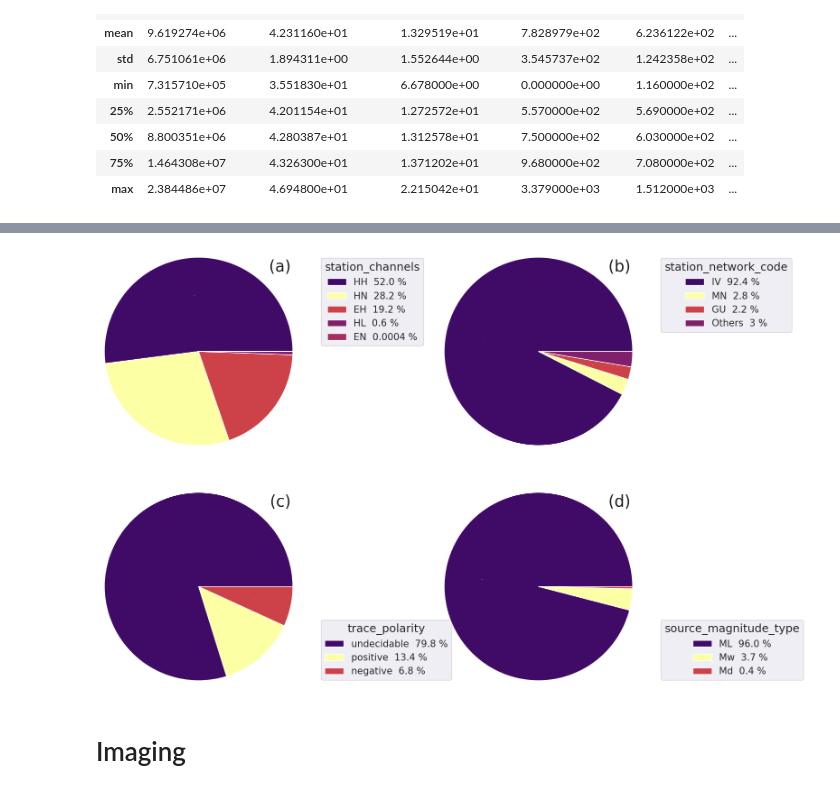
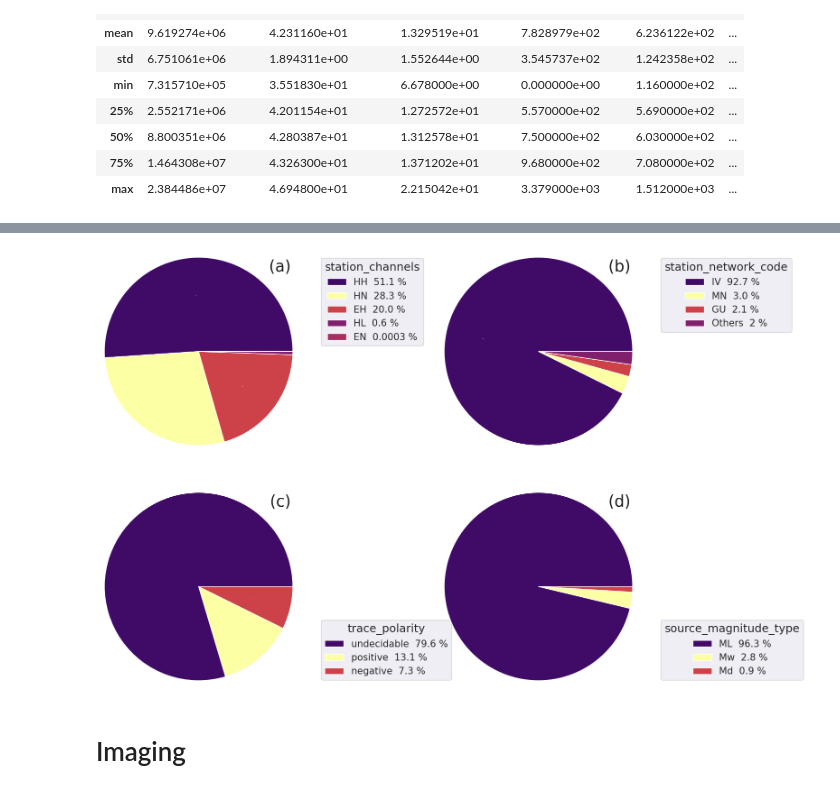
Before and after one commit to SaheedAde/earthquake_early_warning_system, a Jupyter notebook: ingv_plots.ipynb, the cells around one changed output, grey strips where cells are left out. Drawn from its saved outputs; the diff is of its cells as text; code cells hidden in the pictures.

```diff
--- a/ingv_plots.ipynb
+++ b/ingv_plots.ipynb
@@ -177,34 +169,34 @@ gridsize (100, 35)
 # %%
 # Pie diagrams summarizing the distribution of:
 # the channels (a)
 # the data contributing networks (b)
 # the P-wave polarities (c)
 # the magnitude types of the dataset (d)
 
 df_grouped = []
 cols = ['station_channels', 'station_network_code','trace_polarity', 'source_magnitude_type']
 
 for col in cols:
-    df_grouped.append(filtered_df_metadata.groupby(col).count())
+    df_grouped.append(df_metadata.groupby(col).count())
 nrows,ncols = (2,2)
 lfs=18   # label font size
 tlfs=15  # tick label font size
 fontsize=25
 
 label_font_size=lfs*np.ones(ncols*nrows)
 tick_font_size=tlfs*np.ones(ncols*nrows)
 
 labs = alllabs[:(ncols*nrows)]
 color='k'
 
 PercMIN=[0.0001, 1, 0.1,0.1 ]
 fig = plot_pie_panels(df_grouped, cols, ncols, nrows, label_font_size, tick_font_size, left=-0.1, wspace=-0.25, fontsize=fontsize, PercMIN=PercMIN, c=color, labs=labs)
 
 figname = os.path.join(FIGDIR, "distribution_of_statition_channels_networks_tracepolarity_source_magnitude_type.png")
 plt.savefig(figname)
 plt.show()
 # %% [output]
-[figure, old version]
+[figure, new version]
 # %% [markdown]
 # Imaging
 # %%
```
Also changed, not shown: parts of 17 cells of this notebook, 15 other files.
